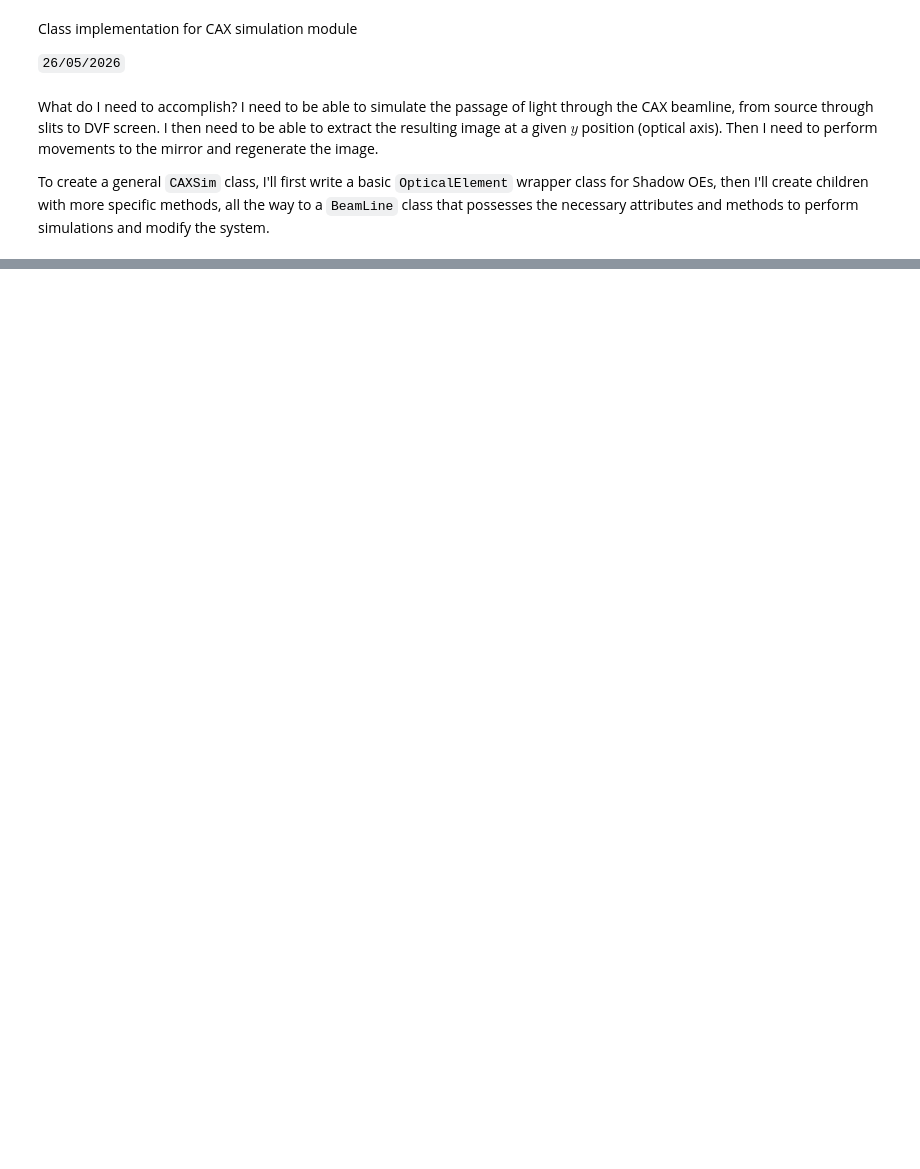
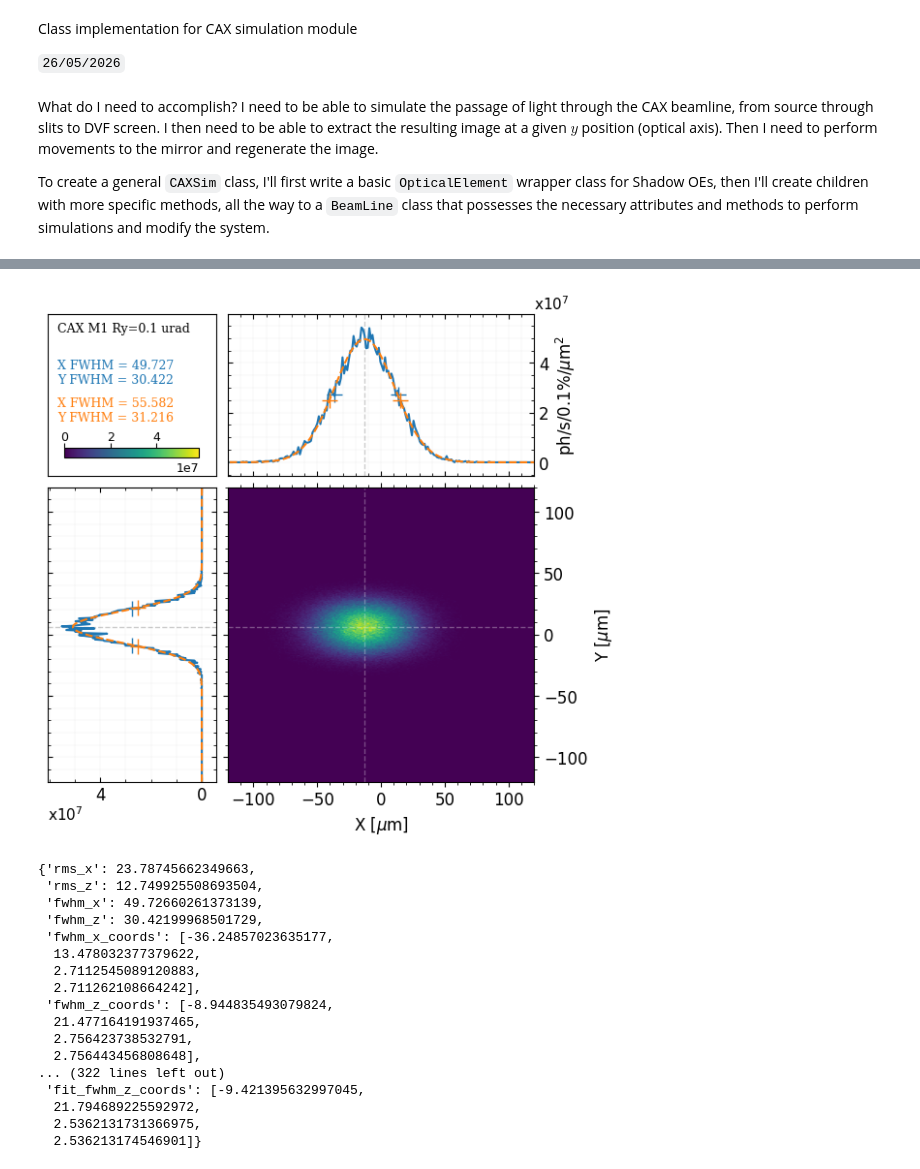
Before and after one commit to amici-lnls/cax-control, a Jupyter notebook: notebooks/cax_sim_class.ipynb, the cells around one changed output, grey strips where cells are left out. Cells and saved outputs as stored; diff of their text form; code cells hidden in the pictures; blank space fills up the shorter version.

Commit message:
Add optlnls module to the mix of possible analysis methods

```diff
--- a/notebooks/cax_sim_class.ipynb
+++ b/notebooks/cax_sim_class.ipynb
@@ -51 +114,37 @@ cax.trace()
+# %%
+focus = cax.beams[-1]
+x = screen.image.xcenters
+y = screen.image.ycenters
+
+beam2D = np.zeros((len(y)+1, len(x)+1))
+beam2D[0,1:] = x
+beam2D[1:,0] = y
+beam2D[1:,1:] = screen.image.img
+# %%
+from optlnls.plot import plot_beam
+
+plot_beam(beam2D, cut=3, textA=1, textB=5, textC=10, textD=0, fitType=1,
+          x_range=1, y_range=1, plot_title='CAX M1 Ry=0.1 urad', show_colorbar=1,
+          x_range_min=-0.12, x_range_max=0.12, y_range_min=-0.12, y_range_max=0.12,
+          zero_pad_x=1, zero_pad_y=1, cmap='viridis', integral=1e11,
+          units=2)
+# %% [output]
+[figure, added]
+{'rms_x': 23.78745662349663,
+ 'rms_z': 12.749925508693504,
+ 'fwhm_x': 49.72660261373139,
+ 'fwhm_z': 30.42199968501729,
+ 'fwhm_x_coords': [-36.24857023635177,
+  13.478032377379622,
+  2.7112545089120883,
+  2.711262108664242],
+ 'fwhm_z_coords': [-8.944835493079824,
+  21.477164191937465,
+  2.756423738532791,
+  2.756443456808648],
+... (322 lines left out)
+ 'fit_fwhm_z_coords': [-9.421395632997045,
+  21.794689225592972,
+  2.5362131731366975,
+  2.536213174546901]}
 # %%
```
Also changed, not shown: parts of 27 cells of this notebook.
